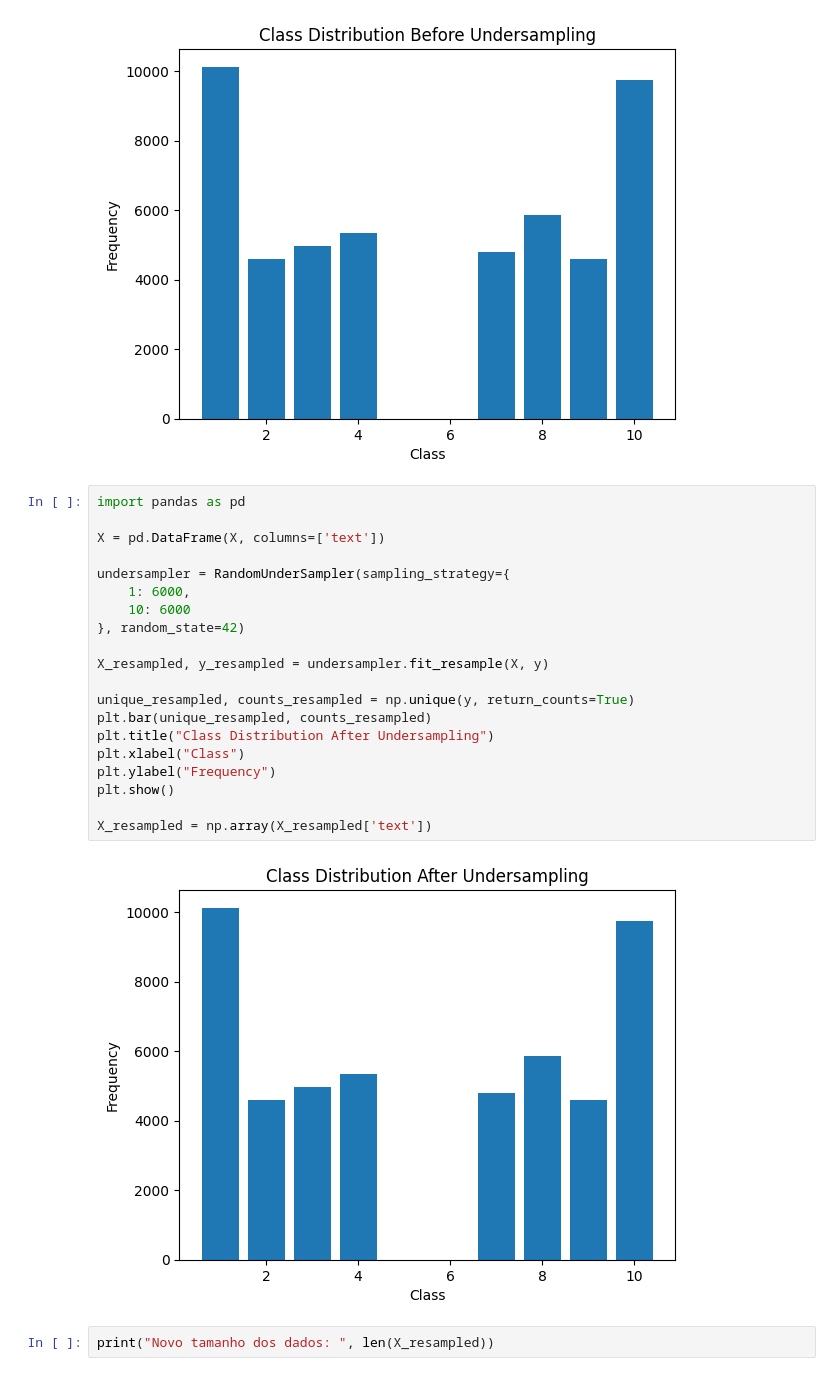
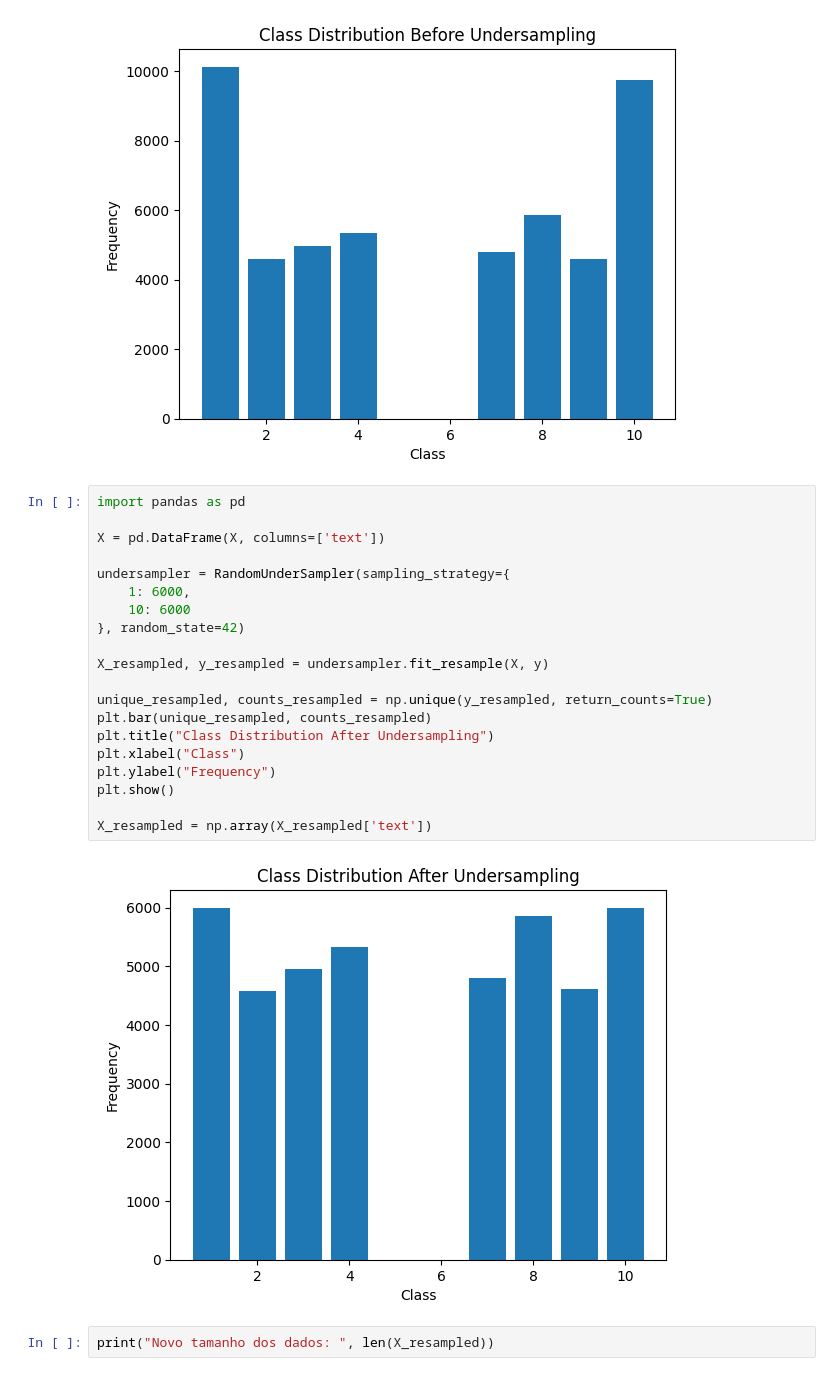
Before and after one commit to tomasmatos6/AA, a Jupyter notebook: Trabs/Trab2/trab2.ipynb, the cells around one changed output. Saved outputs shown, nothing was run; the diff lists cells and outputs as text.

```diff
--- a/Trabs/Trab2/trab2.ipynb
+++ b/Trabs/Trab2/trab2.ipynb
@@ -94,25 +94,25 @@ plt.show()
 # %%
 import pandas as pd
 
 X = pd.DataFrame(X, columns=['text'])
 
 undersampler = RandomUnderSampler(sampling_strategy={
     1: 6000,
     10: 6000
 }, random_state=42)
 
 X_resampled, y_resampled = undersampler.fit_resample(X, y)
 
-unique_resampled, counts_resampled = np.unique(y, return_counts=True)
+unique_resampled, counts_resampled = np.unique(y_resampled, return_counts=True)
 plt.bar(unique_resampled, counts_resampled)
 plt.title("Class Distribution After Undersampling")
 plt.xlabel("Class")
 plt.ylabel("Frequency")
 plt.show()
 
 X_resampled = np.array(X_resampled['text'])
 # %% [output]
-[figure, old version]
+[figure, new version]
 # %%
 print("Novo tamanho dos dados: ", len(X_resampled))
 # %% [output]
```
Also changed, not shown: parts of 10 cells of this notebook.
